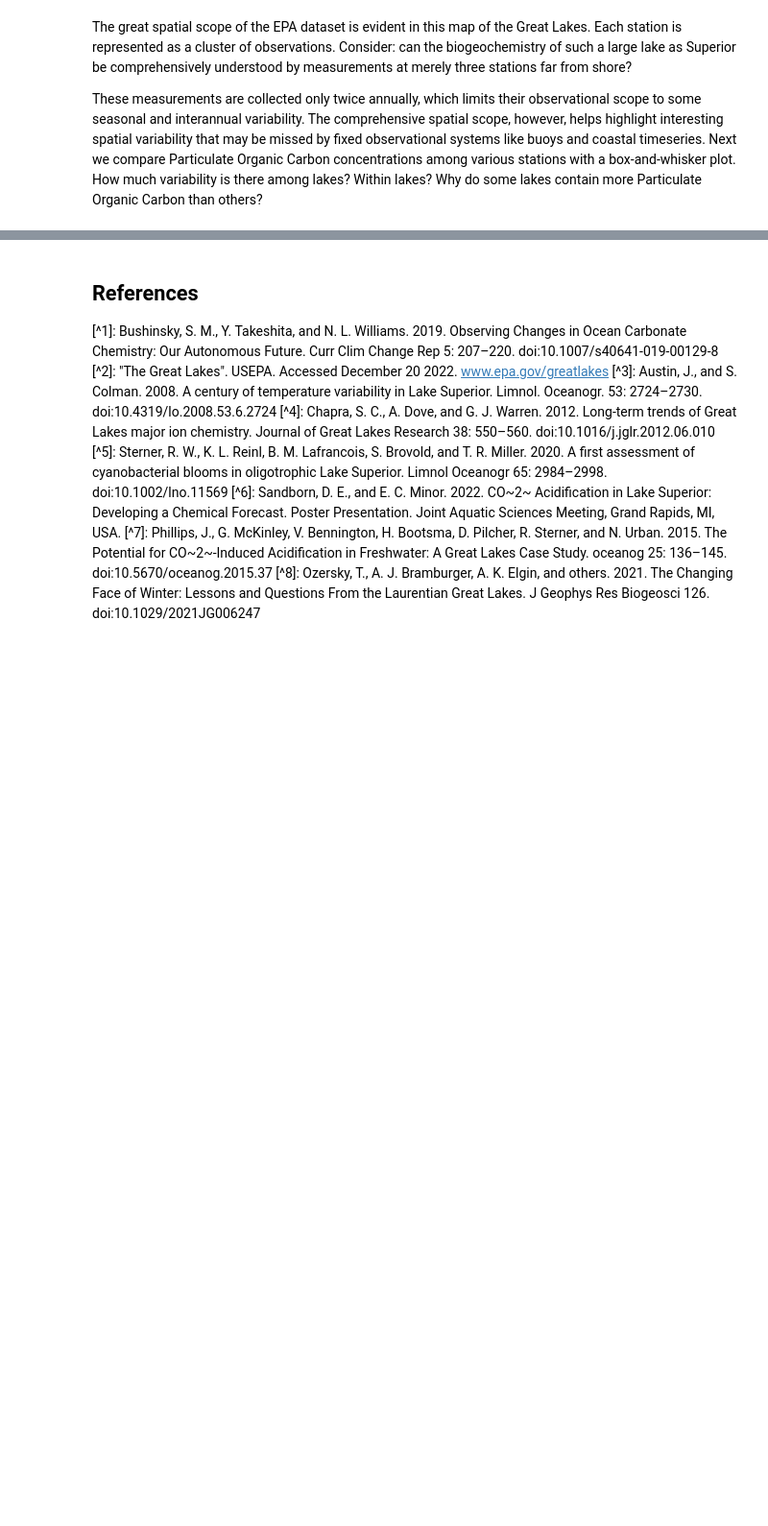
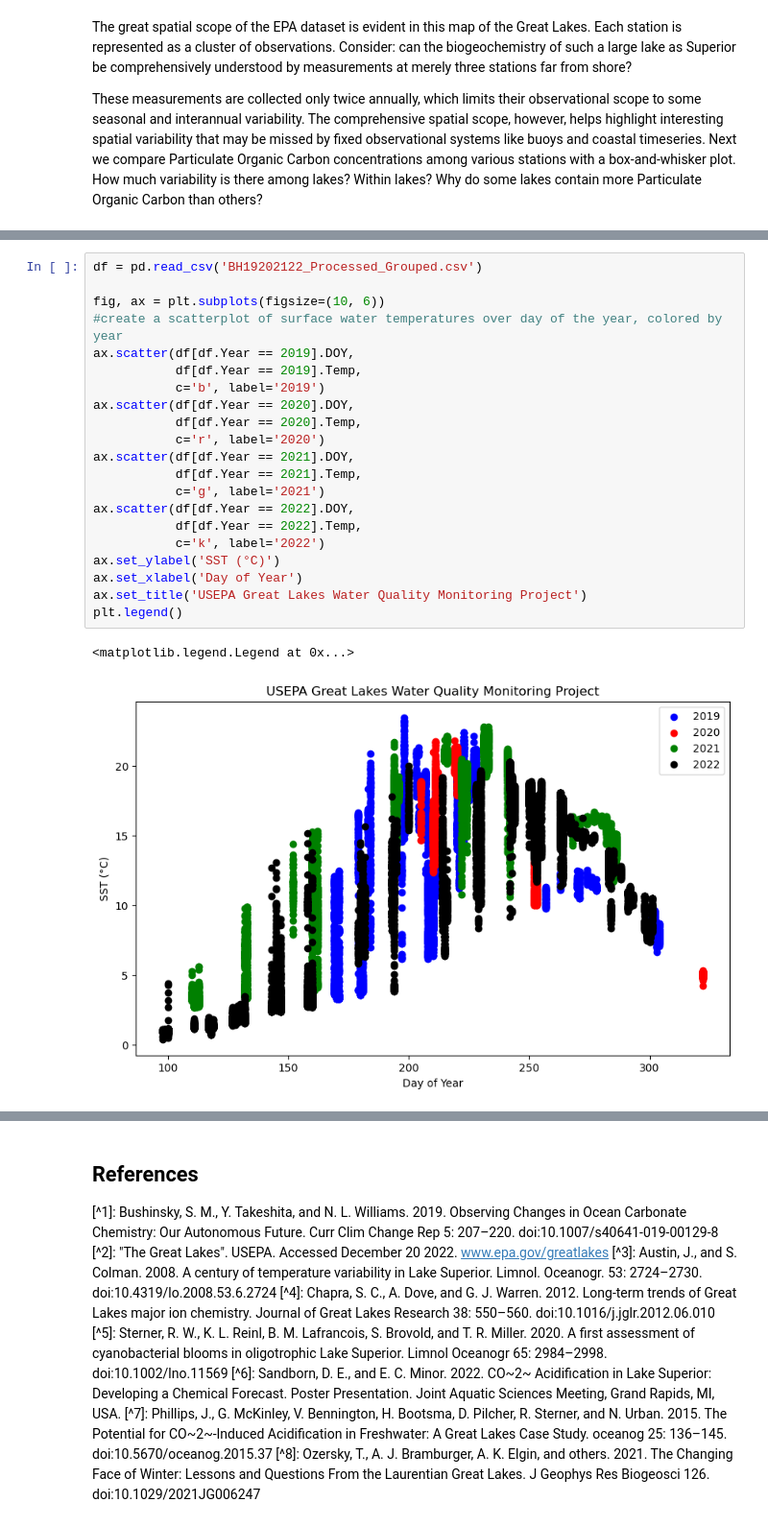
Before and after one commit to d-sandborn/DayOfWaterData2023, a Jupyter notebook: DayOfWaterData23.ipynb, the cells around one changed output, grey strips where cells are left out. Shown at 96% size. Drawn from its saved outputs; the diff is of its cells as text; blank space fills up the shorter version.

```diff
--- a/DayOfWaterData23.ipynb
+++ b/DayOfWaterData23.ipynb
@@ -253,0 +310,24 @@ These measurements are collected only twice annually, which limits their observa
+# %%
+df = pd.read_csv('BH19202122_Processed_Grouped.csv')
+
+fig, ax = plt.subplots(figsize=(10, 6))
+#create a scatterplot of surface water temperatures over day of the year, colored by year
+ax.scatter(df[df.Year == 2019].DOY,
+           df[df.Year == 2019].Temp,
+           c='b', label='2019')
+ax.scatter(df[df.Year == 2020].DOY,
+           df[df.Year == 2020].Temp,
+           c='r', label='2020')
+ax.scatter(df[df.Year == 2021].DOY,
+           df[df.Year == 2021].Temp,
+           c='g', label='2021')
+ax.scatter(df[df.Year == 2022].DOY,
+           df[df.Year == 2022].Temp,
+           c='k', label='2022')
+ax.set_ylabel('SST (°C)')
+ax.set_xlabel('Day of Year')
+ax.set_title('USEPA Great Lakes Water Quality Monitoring Project')
+plt.legend()
+# %% [output]
+<matplotlib.legend.Legend at 0x...>
+[figure, added]
```
Also changed, not shown: parts of 11 cells of this notebook, 32 other files.
